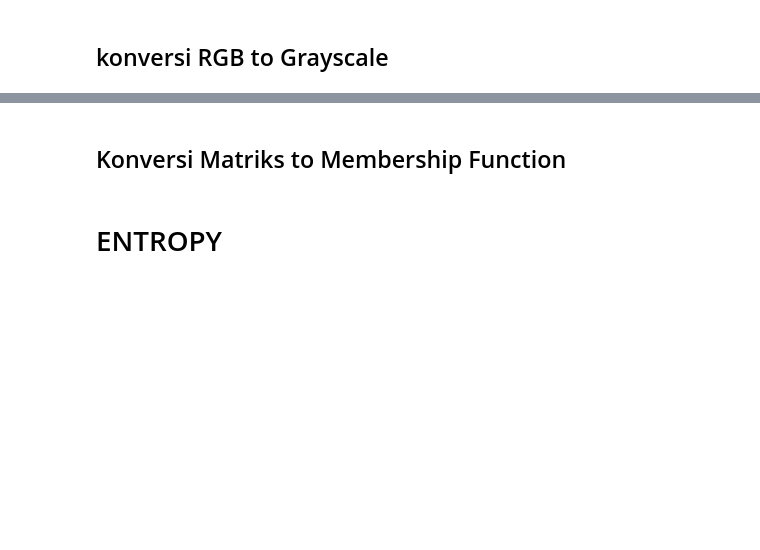
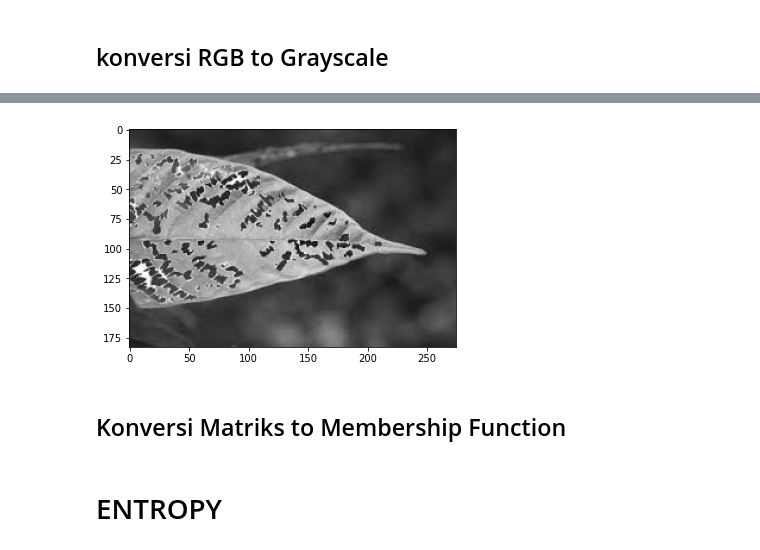
Before and after one commit to trifarameliniaa/SKRIPSI, a Jupyter notebook: BAB_4_.ipynb, the cells around one changed output, grey strips where cells are left out. Cells and saved outputs as stored; diff of their text form; code cells hidden in the pictures; blank space fills up the shorter version.

```diff
--- a/BAB_4_.ipynb
+++ b/BAB_4_.ipynb
@@ -62,3 +71,13 @@ array([[[14, 71, 40],
+# %%
+from matplotlib import pyplot as plt
+import matplotlib.image as mpimg
+
+R, G, B = img[:,:,0], img[:,:,1], img[:,:,2]
+imgGray = 0.2989 * R + 0.5870 * G + 0.1140 * B
+plt.imshow(imgGray, cmap='gray')
+plt.show()
+# %% [output]
+[figure, added]
 # %% [markdown]
 ## Konversi Matriks to Membership Function
 # %% [markdown]
```
Also changed, not shown: parts of 7 cells of this notebook.
